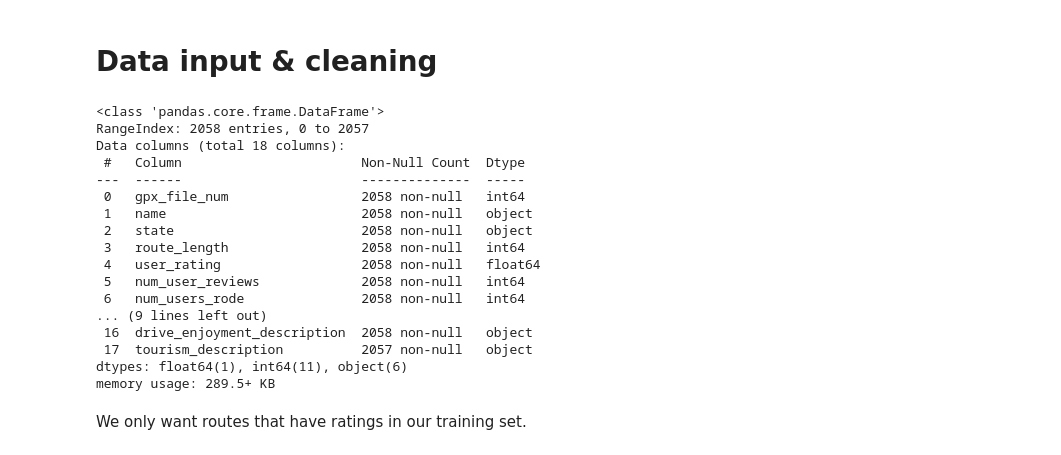
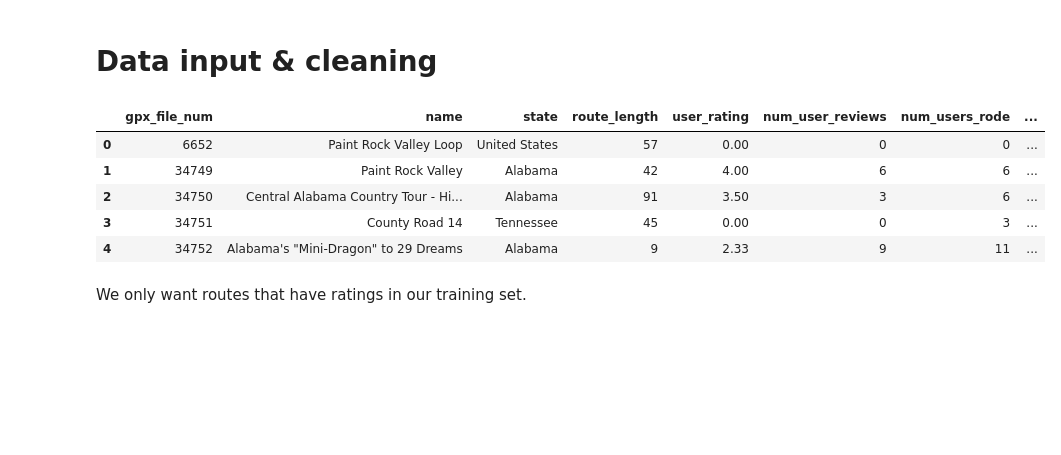
Before and after one commit to kweino/sunday-driver, a Jupyter notebook: analyses/route_rating_analysis.ipynb, the cells around one changed output. Cells and saved outputs as stored; diff of their text form; code cells hidden in the pictures; blank space fills up the shorter version.

```diff
--- a/analyses/route_rating_analysis.ipynb
+++ b/analyses/route_rating_analysis.ipynb
@@ -41,7 +41,7 @@ def get_data(data_path):
 # %%
 # calculates the sinuosity of each route from its gpx file of lat/lon coordinates
 def calcluate_sinuosity(gpx_file_num):
-    gpx_file = f'gpx_files/{str(gpx_file_num)}.gpx'
+    gpx_file = f'../gpx_files/{str(gpx_file_num)}.gpx'
     if file_exists(gpx_file):
         try:
             gpx_array = Converter(input_file=gpx_file).gpx_to_numpy_array()
@@ -63,28 +63,17 @@ def calcluate_sinuosity(gpx_file_num):
     else:
         return -2
 # %%
-route_data_RAW = pd.read_csv('data/route_data2.csv').drop('files',axis=1)
-# s = [calcluate_sinuosity(x) for x in route_data_RAW['gpx_file_num']]
-# route_data_RAW['sinuosity'] = s
-route_data_RAW.info()
+route_data_RAW = pd.read_csv('../data/route_data2.csv').drop('files',axis=1)
+s = [calcluate_sinuosity(x) for x in route_data_RAW['gpx_file_num']]
+route_data_RAW['sinuosity'] = s
+route_data_RAW.head()
 # %% [output]
-<class 'pandas.core.frame.DataFrame'>
-RangeIndex: 2058 entries, 0 to 2057
-Data columns (total 18 columns):
- #   Column                       Non-Null Count  Dtype
----  ------                       --------------  -----
- 0   gpx_file_num                 2058 non-null   int64
- 1   name                         2058 non-null   object
- 2   state                        2058 non-null   object
- 3   route_length                 2058 non-null   int64
- 4   user_rating                  2058 non-null   float64
- 5   num_user_reviews             2058 non-null   int64
- 6   num_users_rode               2058 non-null   int64
-... (9 lines left out)
- 16  drive_enjoyment_description  2058 non-null   object
- 17  tourism_description          2057 non-null   object
-dtypes: float64(1), int64(11), object(6)
-memory usage: 289.5+ KB
+|  | gpx_file_num | name | state | route_length | user_rating | num_user_reviews | num_users_rode | ... |
+| 0 | 6652 | Paint Rock Valley Loop | United States | 57 | 0.00 | 0 | 0 | ... |
+| 1 | 34749 | Paint Rock Valley | Alabama | 42 | 4.00 | 6 | 6 | ... |
+| 2 | 34750 | Central Alabama Country Tour - Hi... | Alabama | 91 | 3.50 | 3 | 6 | ... |
+| 3 | 34751 | County Road 14 | Tennessee | 45 | 0.00 | 0 | 3 | ... |
+| 4 | 34752 | Alabama's "Mini-Dragon" to 29 Dreams | Alabama | 9 | 2.33 | 9 | 11 | ... |
 # %% [markdown]
 We only want routes that have ratings in our training set.
 # %%
```
Also changed, not shown: parts of 5 cells of this notebook, 4 other files.
